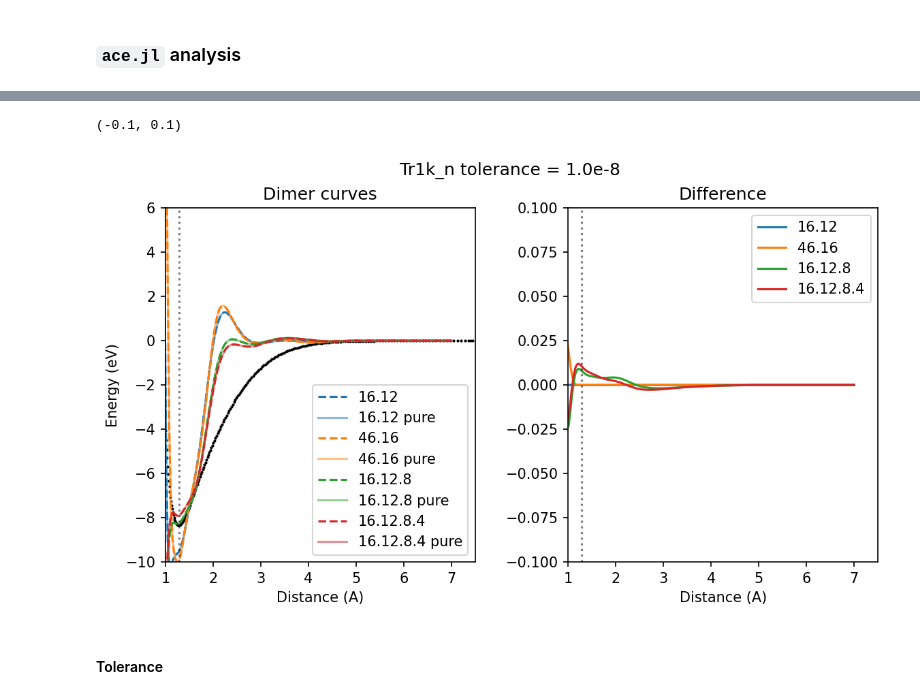
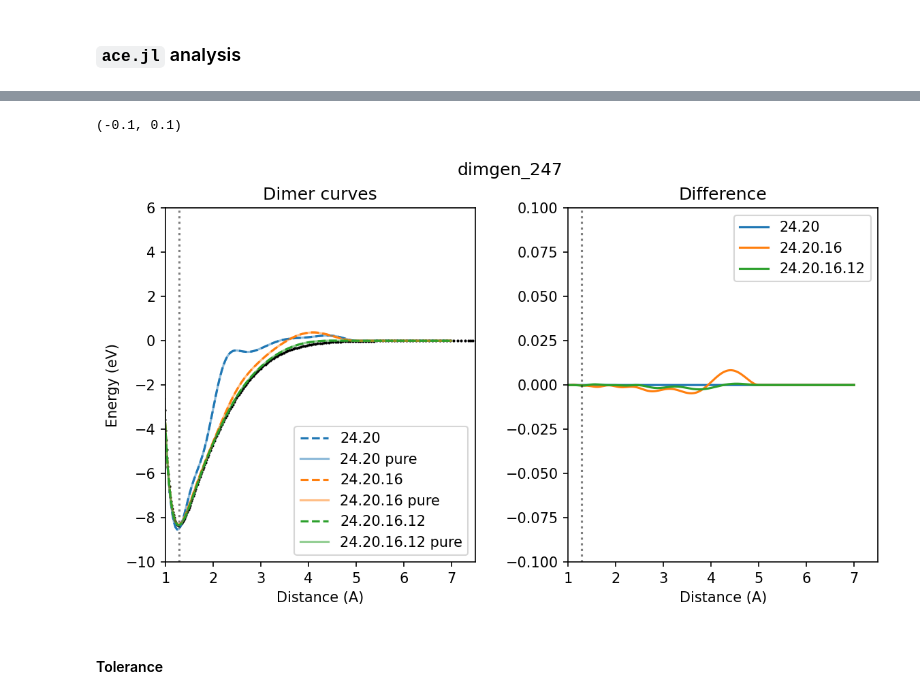
Before and after one commit to apolmiguel/aceconverge2025, a Jupyter notebook: plotter_clean.ipynb, the cells around one changed output, grey strips where cells are left out. Saved outputs shown, nothing was run; the diff lists cells and outputs as text; code cells hidden in the pictures.

```diff
--- a/plotter_clean.ipynb
+++ b/plotter_clean.ipynb
@@ -99,40 +140,41 @@ en_qe[1] *= 13.605703976 # Rydberg to eV
 # %%
 os.chdir('/leonardo_work/Sis25_degironc_0/apol/aceconverge2025/acejulia/')
-basis_tags = ['16.12','46.16','16.12.8','16.12.8.4']
-tolerance = '1.0e-8'
-dset = 'Tr1k_n'
+# basis_tags = ['16.12','46.16','16.12.8','16.12.8.4']
+basis_tags = ['24.20','24.20.16','24.20.16.12']
+dset = 'dimgen_247'
+dimgens = ['50','100','150','200','247']
 jl_dims = {}
 jl_puredims = {}
 
 g, gax = plt.subplots(1,2,figsize=(9,4.5),dpi=150)
-g.suptitle(f'{dset}' + ' tolerance = ' + tolerance)
+g.suptitle(f'{dset}')
 # g.subplots_adjust(top=0.95)
 g.subplots_adjust(wspace=0.3)
 gax[0].set_title('Dimer curves')
 gax[1].set_title('Difference')
 gax[0].set_ylabel('Energy (eV)')
 for i,basis in enumerate(basis_tags):
-    jl_dims[basis] = np.loadtxt(f'{dset}/' + basis + f'/ecost50.0/damp{tolerance}/dimercurve_BLR.dat').T
-    jl_puredims[basis] = np.loadtxt(f'{dset}_purify/' + basis + f'/ecost50.0/damp{tolerance}/dimercurve_BLR.dat').T
+    jl_dims[basis] = np.loadtxt(f'{dset}/' + basis + f'/ecost10.0/dimercurve.dat').T
+    jl_puredims[basis] = np.loadtxt(f'{dset}_purify/' + basis + f'/ecost10.0/dimercurve.dat').T
     diffy = jl_dims[basis][1] - jl_puredims[basis][1]
 
     gax[0].plot(*jl_dims[basis], label=basis, color="C"+str(i), linestyle='--')
     gax[0].plot(*jl_puredims[basis], label=basis+" pure", color="C"+str(i), alpha=0.5)
     gax[1].plot(jl_dims[basis][0], diffy, label=basis, color="C"+str(i))
 
 for axes in gax:
     axes.set_xlim(1,7.5)
     axes.axvline(1.286958464, color='k', linestyle=':', alpha=0.5)
 
     axes.set_xlabel('Distance (A)')
     # axes.set_ylabel('Energy (eV)')
     axes.legend()
 gax[0].scatter(*en_qe,s=1,color='k')
 gax[0].set_ylim(-10,6)
 gax[1].set_ylim(-0.1,0.1)
 # %% [output]
 (-0.1, 0.1)
-[figure, old version]
+[figure, new version]
 # %% [markdown]
 #### Tolerance
 # %%
```
Also changed, not shown: parts of 2 cells of this notebook, 58 other files.
